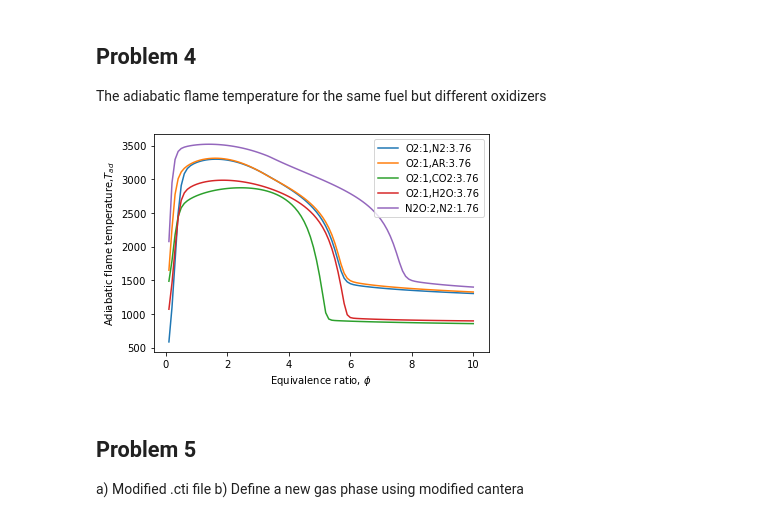
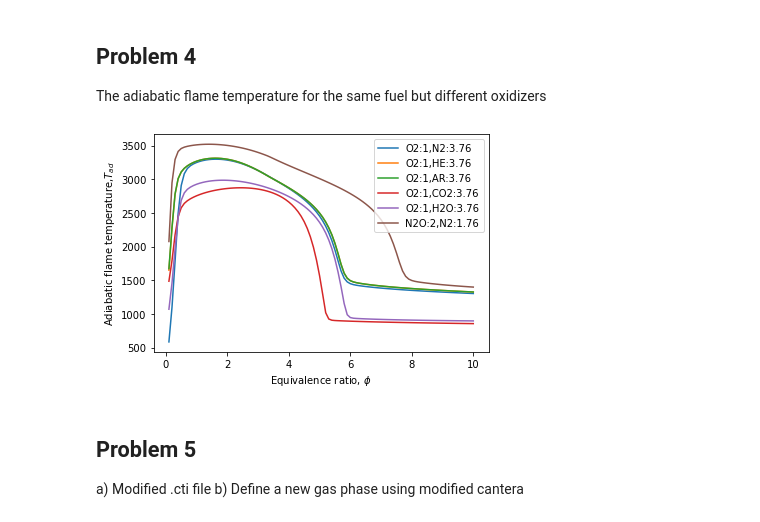
Before and after one commit to riasat1235/Combustion_projects, a Jupyter notebook: Project1_Adiabatic flame temperature.ipynb, the cells around one changed output. Saved outputs shown, nothing was run; the diff lists cells and outputs as text; code cells hidden in the pictures.

```diff
--- a/Project1_Adiabatic flame temperature.ipynb
+++ b/Project1_Adiabatic flame temperature.ipynb
@@ -118,30 +118,30 @@ Text(0, 0.5, 'Mole fraction,$X_i$')
 The adiabatic flame temperature for the same fuel but different oxidizers
 # %%
 fuel4 = 'C3H8'
-ox4 =['O2:1,N2:3.76','O2:1,AR:3.76','O2:1,CO2:3.76','O2:1,H2O:3.76','N2O:2,N2:1.76'] # without helium
+ox4 =['O2:1,N2:3.76','O2:1,HE:3.76','O2:1,AR:3.76','O2:1,CO2:3.76','O2:1,H2O:3.76','N2O:2,N2:1.76'] # without helium
 
 #define constant properties
 T4=300
 P4=ct.one_atm
 
 gas.TP=T4,P4
 
 Tad4 = np.zeros((len(ox4),n))
 
 fig4=plt.figure()
 
 for ox in ox4:
     for phi in eq_range:
         phi_index= np.where(eq_range==phi)
         gas.set_equivalence_ratio(phi,fuel4,ox)
         gas.equilibrate('HP')
         Tad4[ox4.index(ox)][phi_index[0]]=gas.T
     plt.plot(eq_range,Tad4[ox4.index(ox)][:],label=ox)
     plt.xlabel('Equivalence ratio, $\phi$')
     plt.ylabel('Adiabatic flame temperature,$T_{ad}$')
     plt.legend()
 # %% [output]
-[figure, old version]
+[figure, new version]
 # %% [markdown]
 ## Problem 5
 
```
Also changed, not shown: parts of 1 cell of this notebook, 1 other file.
